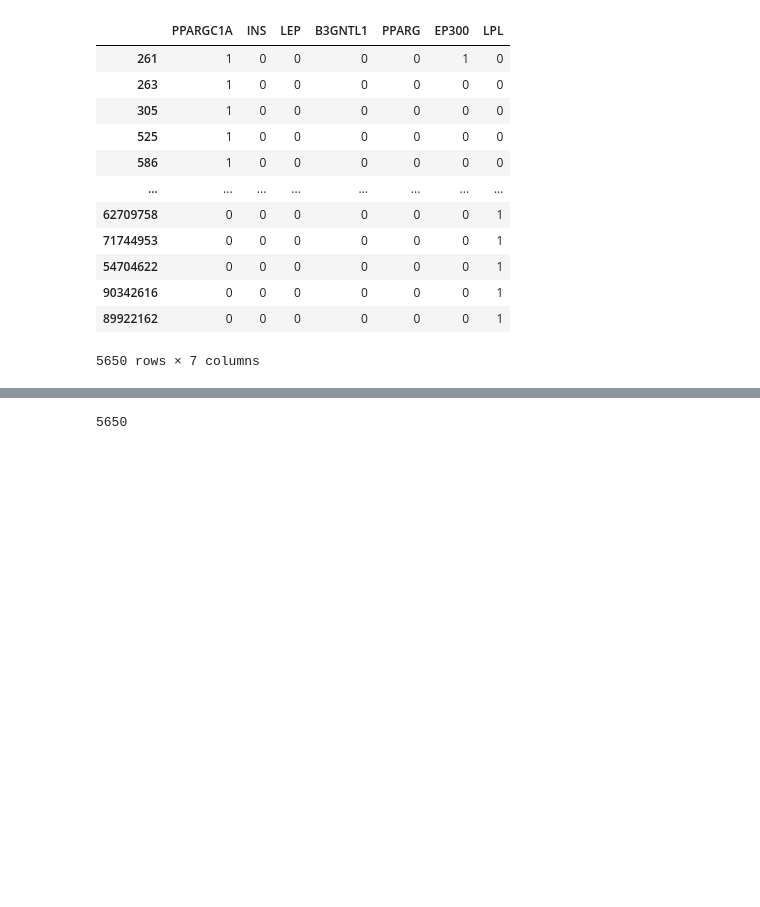
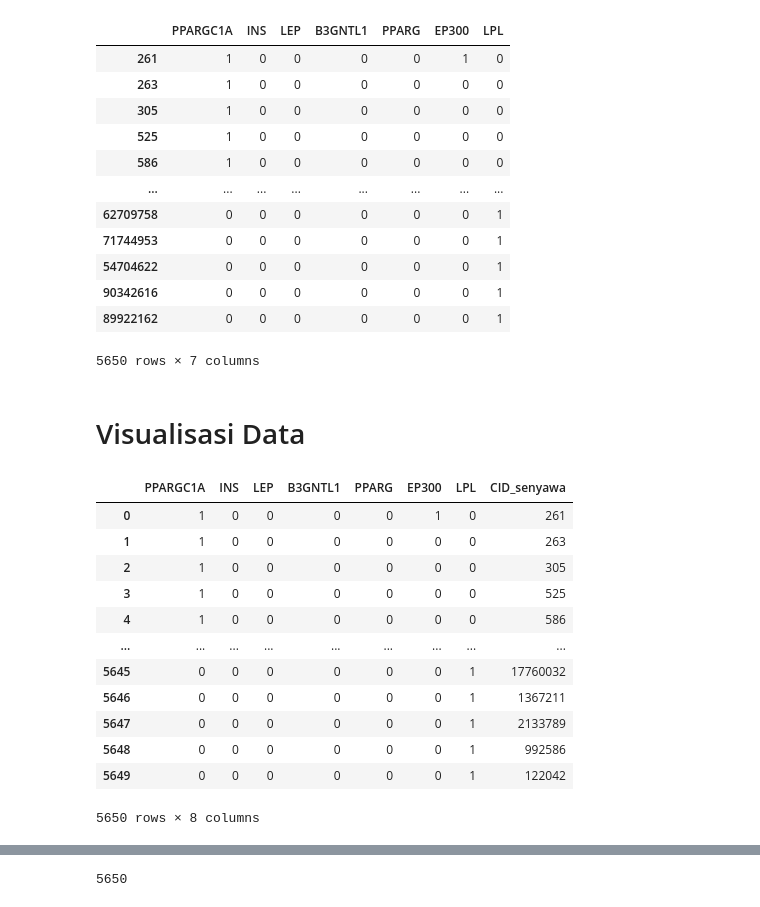
Before and after one commit to fadilrisdian/skripsi-fadil, a Jupyter notebook: 2. Feature Engineering.ipynb, the cells around one changed output, grey strips where cells are left out. Drawn from its saved outputs; the diff is of its cells as text; code cells hidden in the pictures; blank space fills up the shorter version.

```diff
--- a/2. Feature Engineering.ipynb
+++ b/2. Feature Engineering.ipynb
@@ -309,3 +307,5 @@ array_class.to_csv('dataset/final/kelas_data.csv', index=False)
 
 # ------------------------------------------------------
 # ------------------------------------------------------
+# %% [markdown]
+# Visualisasi Data
@@ -311,0 +319,16 @@ array_class.to_csv('dataset/final/kelas_data.csv', index=False)
+# %%
+df_vis
+# %% [output]
+|  | PPARGC1A | INS | LEP | B3GNTL1 | PPARG | EP300 | LPL | CID_senyawa |
+| 0 | 1 | 0 | 0 | 0 | 0 | 1 | 0 | 261 |
+| 1 | 1 | 0 | 0 | 0 | 0 | 0 | 0 | 263 |
+| 2 | 1 | 0 | 0 | 0 | 0 | 0 | 0 | 305 |
+| 3 | 1 | 0 | 0 | 0 | 0 | 0 | 0 | 525 |
+| 4 | 1 | 0 | 0 | 0 | 0 | 0 | 0 | 586 |
+| ... | ... | ... | ... | ... | ... | ... | ... | ... |
+| 5645 | 0 | 0 | 0 | 0 | 0 | 0 | 1 | 17760032 |
+| 5646 | 0 | 0 | 0 | 0 | 0 | 0 | 1 | 1367211 |
+| 5647 | 0 | 0 | 0 | 0 | 0 | 0 | 1 | 2133789 |
+| 5648 | 0 | 0 | 0 | 0 | 0 | 0 | 1 | 992586 |
+| 5649 | 0 | 0 | 0 | 0 | 0 | 0 | 1 | 122042 |
+5650 rows × 8 columns
```
Also changed, not shown: parts of 15 cells of this notebook, 1 other file.
